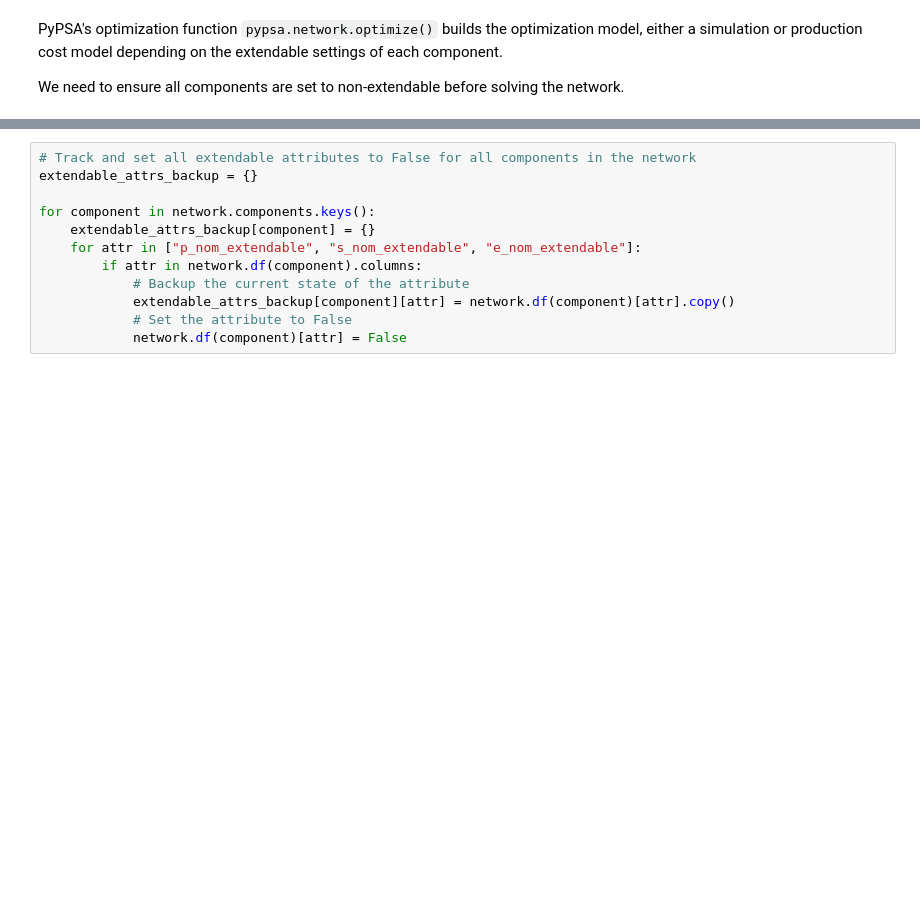
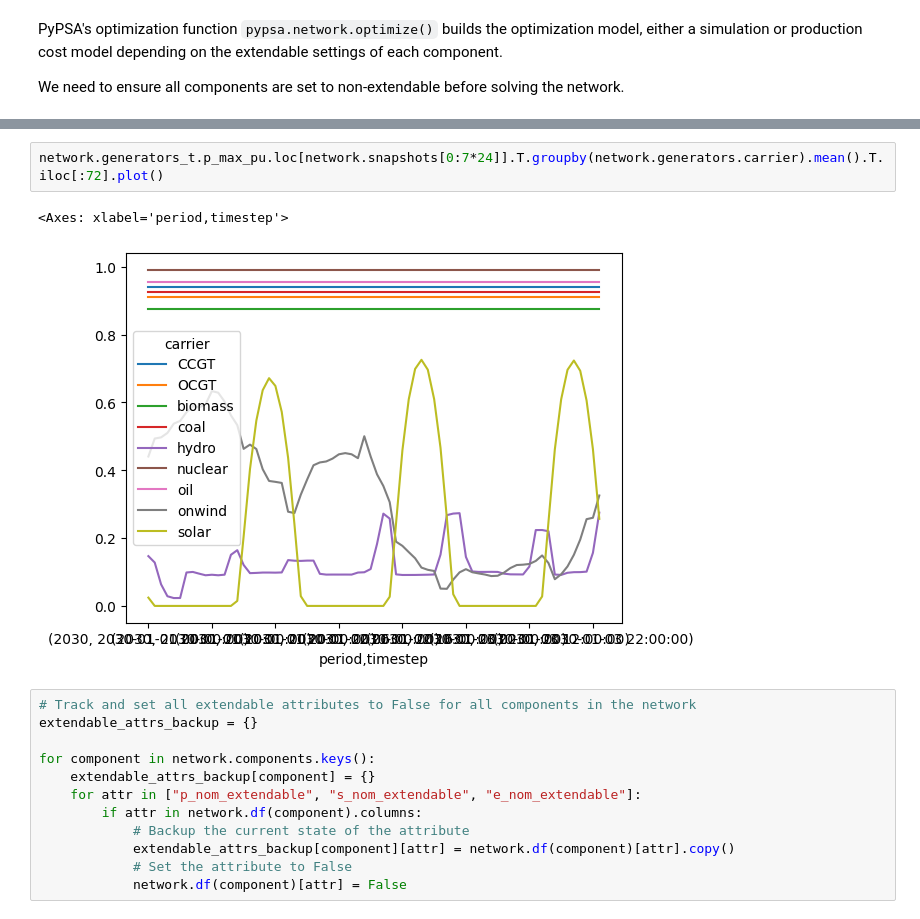
Before and after one commit to ktehranchi/energy310_notebooks, a Jupyter notebook: notebooks/01_what_is_pypsa.ipynb, the cells around one changed output, grey strips where cells are left out. Cells and saved outputs as stored; diff of their text form; blank space fills up the shorter version.

```diff
--- a/notebooks/01_what_is_pypsa.ipynb
+++ b/notebooks/01_what_is_pypsa.ipynb
@@ -260,3 +519,8 @@ network.components.keys()
+# %%
+network.generators_t.p_max_pu.loc[network.snapshots[0:7*24]].T.groupby(network.generators.carrier).mean().T.iloc[:72].plot()
+# %% [output]
+<Axes: xlabel='period,timestep'>
+[figure, added]
 # %%
 # Track and set all extendable attributes to False for all components in the network
 extendable_attrs_backup = {}
```
Also changed, not shown: parts of 66 cells of this notebook, 1 other file.
